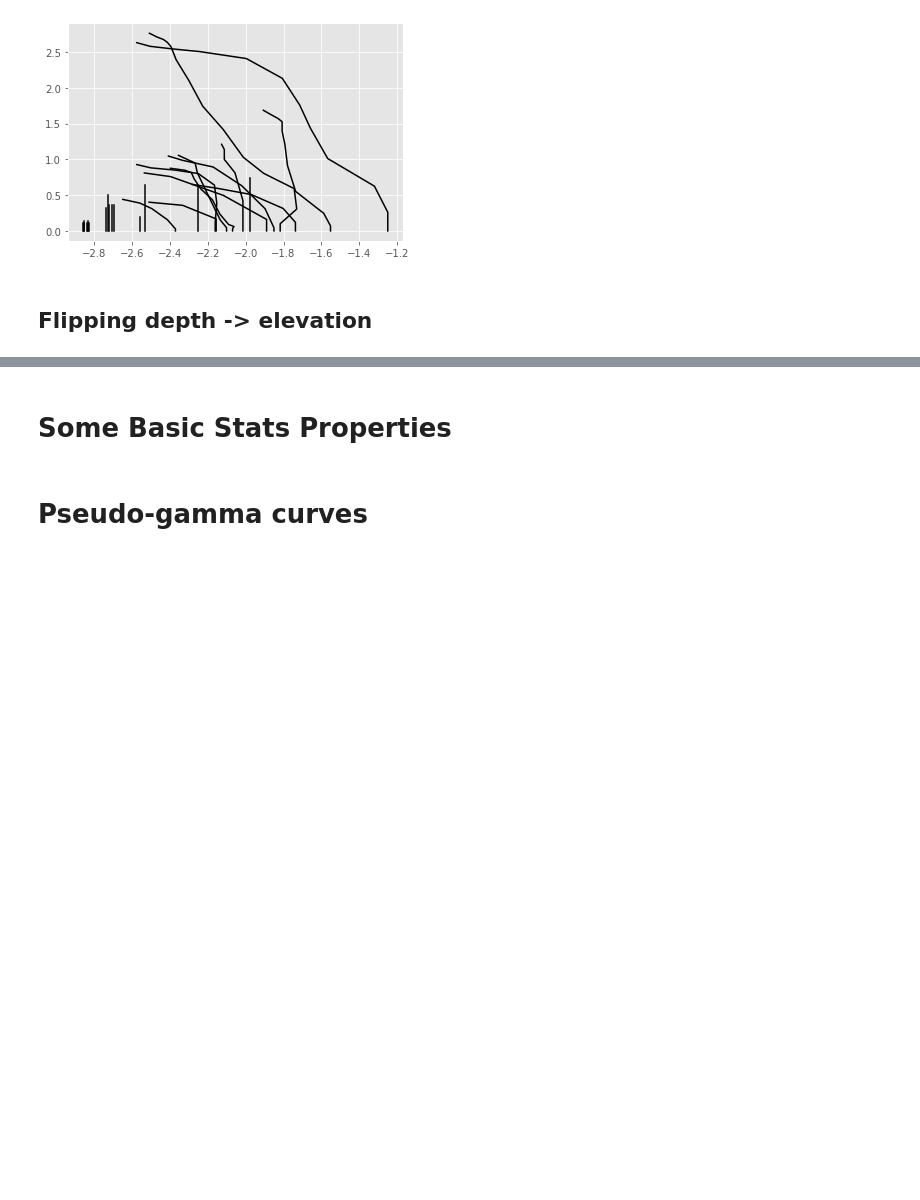
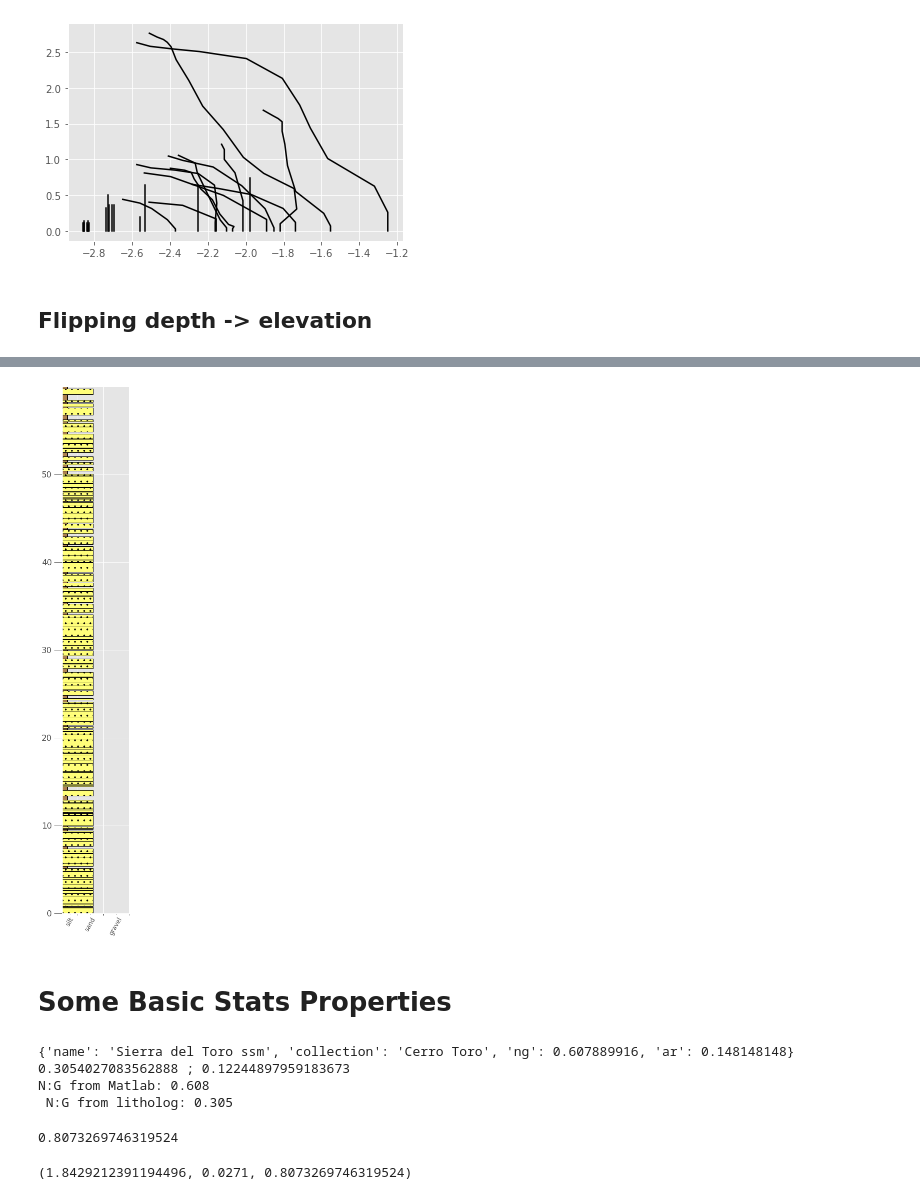
Before and after one commit to rgmyr/litholog, a Jupyter notebook: notebooks/actual_demo.ipynb, the cells around one changed output, grey strips where cells are left out. Drawn from its saved outputs; the diff is of its cells as text; code cells hidden in the pictures; blank space fills up the shorter version.

```diff
--- a/notebooks/actual_demo.ipynb
+++ b/notebooks/actual_demo.ipynb
@@ -349,5 +377,7 @@ example_seq.plot(legend=litholog.defaults.litholegend,
 # %%
-# to depth
-example_seq.flip_convention(depth_key='depth_m').plot(
+# Now let's flip Magnolia from depth to elevation
+magnolia.flip_convention(depth_key='depth_m').plot(
           legend=litholog.defaults.litholegend,
           fig_width=3, aspect=5, wentworth='coarse')
+# %% [output]
+[figure, added]
@@ -358,18 +384,24 @@ example_seq.shift(delta=-example_seq.stop.z).order
 # %% [markdown]
 # Some Basic Stats Properties
 # %%
-print(example_seq.metadata)
+print(testseq.metadata)
 
 # Properties computed on the fly
-print(example_seq.net_to_gross,';',example_seq.amalgamation_ratio)
+print(testseq.net_to_gross,';',testseq.amalgamation_ratio)
 
-print('N:G from Matlab:',round(example_seq.metadata['ng'],3),'\n',
-      'N:G from litholog:',round(example_seq.net_to_gross,3))
+print('N:G from Matlab:',round(testseq.metadata['ng'],3),'\n',
+      'N:G from litholog:',round(testseq.net_to_gross,3))
+# %% [output]
+{'name': 'Sierra del Toro ssm', 'collection': 'Cerro Toro', 'ng': 0.607889916, 'ar': 0.148148148}
+0.3054027083562888 ; 0.12244897959183673
+N:G from Matlab: 0.608
+ N:G from litholog: 0.305
 # %%
 # Hurst statistics
-print(example_seq.hurst_K('th', 'sand'))
+print(testseq.hurst_K('th', 'sand'))
 
 # Returns (D, p, hurst_K)
-example_seq.hurst_D('th', 'sand', nsamples=10000)
+testseq.hurst_D('th', 'sand', nsamples=10000)
+# %% [output]
+0.8073269746319524
+(1.8429212391194496, 0.0271, 0.8073269746319524)
-# %% [markdown]
-# Pseudo-gamma curves
```
Also changed, not shown: parts of 30 cells of this notebook, 11 other files.
